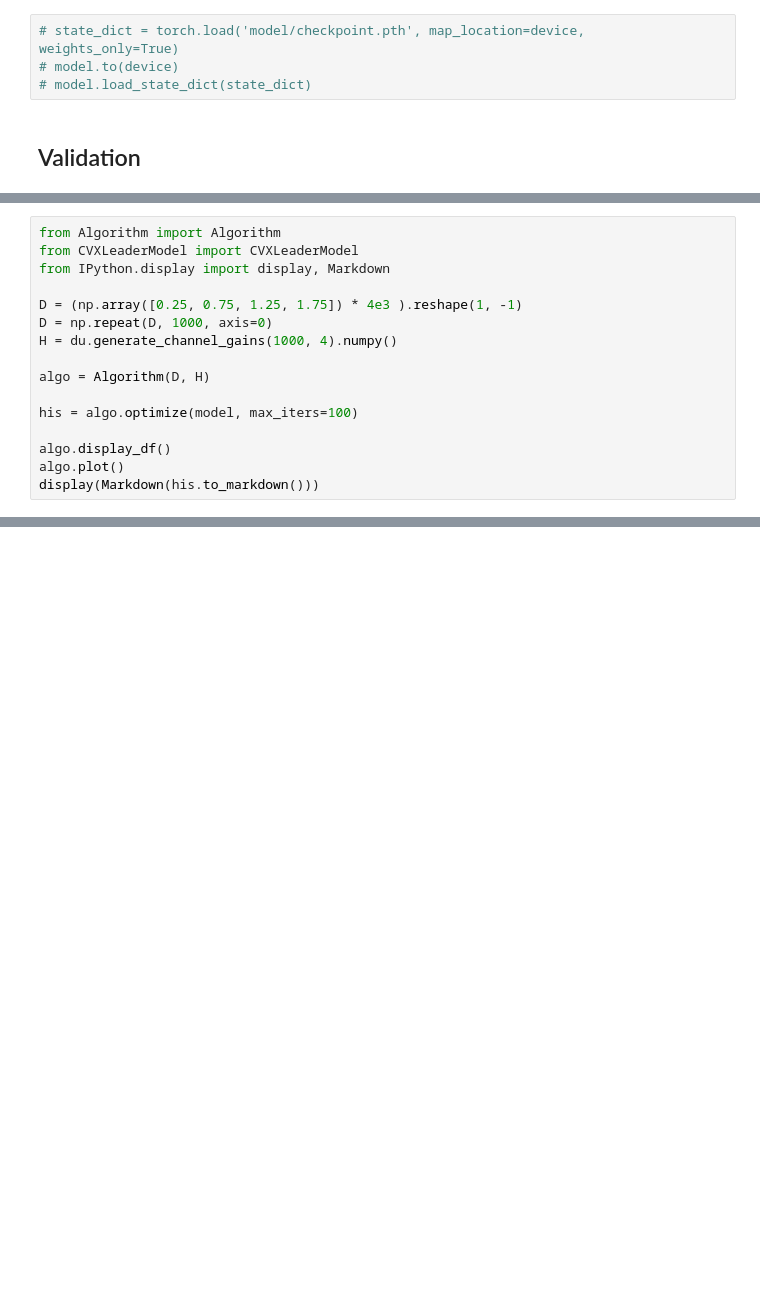
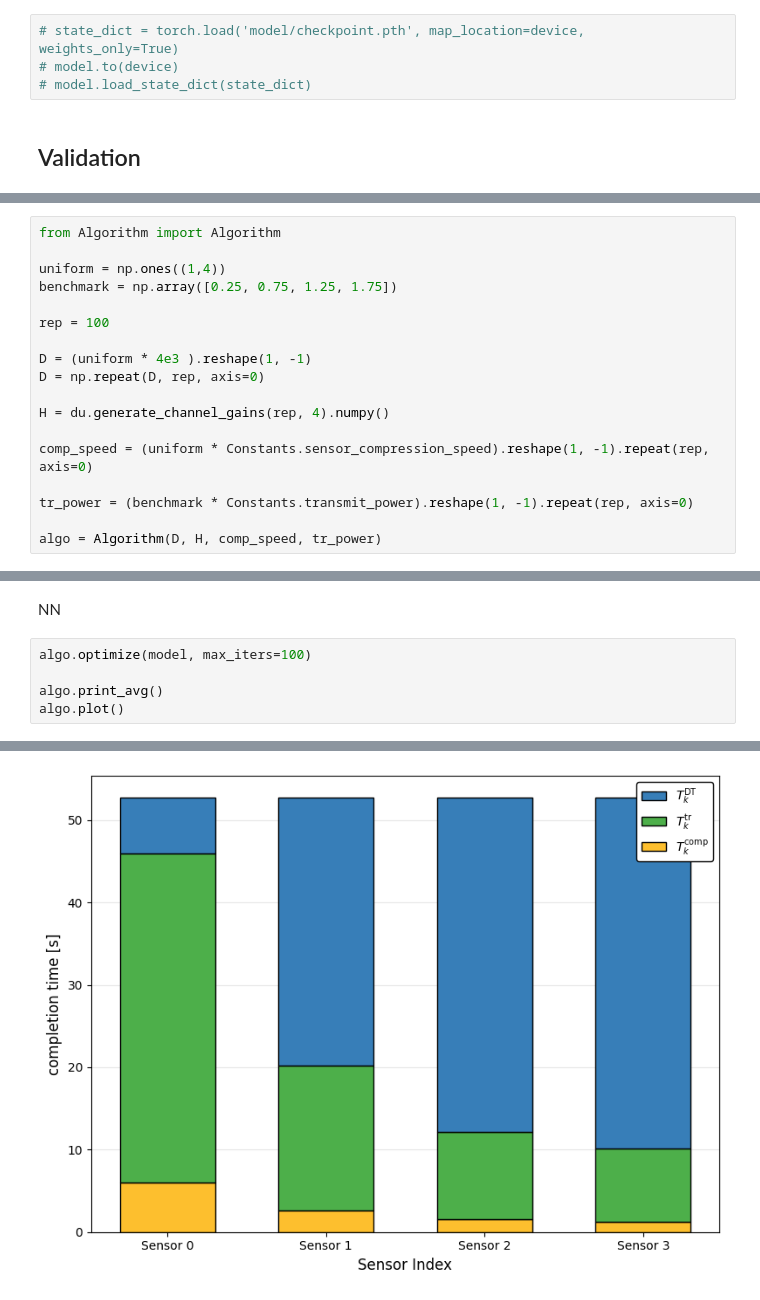
Before and after one commit to zycsss/Bachelor-Thesis, a Jupyter notebook: src/main.ipynb, the cells around one changed output, grey strips where cells are left out. Drawn from its saved outputs; the diff is of its cells as text; blank space fills up the shorter version.

```diff
--- a/src/main.ipynb
+++ b/src/main.ipynb
@@ -149,16 +147,18 @@ step=400, loss=4.877915e+00
 # %%
 from Algorithm import Algorithm
-from CVXLeaderModel import CVXLeaderModel
-from IPython.display import display, Markdown
 
-D = (np.array([0.25, 0.75, 1.25, 1.75]) * 4e3 ).reshape(1, -1)
-D = np.repeat(D, 1000, axis=0)
-H = du.generate_channel_gains(1000, 4).numpy()
+uniform = np.ones((1,4))
+benchmark = np.array([0.25, 0.75, 1.25, 1.75])
 
-algo = Algorithm(D, H)
+rep = 100
 
-his = algo.optimize(model, max_iters=100)
+D = (uniform * 4e3 ).reshape(1, -1)
+D = np.repeat(D, rep, axis=0)
 
-algo.display_df()
-algo.plot()
-display(Markdown(his.to_markdown()))
+H = du.generate_channel_gains(rep, 4).numpy()
+
+comp_speed = (uniform * Constants.sensor_compression_speed).reshape(1, -1).repeat(rep, axis=0)
+
+tr_power = (benchmark * Constants.transmit_power).reshape(1, -1).repeat(rep, axis=0)
+
+algo = Algorithm(D, H, comp_speed, tr_power)
@@ -196,0 +165,8 @@ display(Markdown(his.to_markdown()))
+# %% [markdown]
+NN
+# %%
+algo.optimize(model, max_iters=100)
+
+algo.print_avg()
+algo.plot()
+# %% [output]
@@ -196,0 +179 @@ display(Markdown(his.to_markdown()))
+[figure, added]
```
Also changed, not shown: parts of 13 cells of this notebook, 12 other files.
